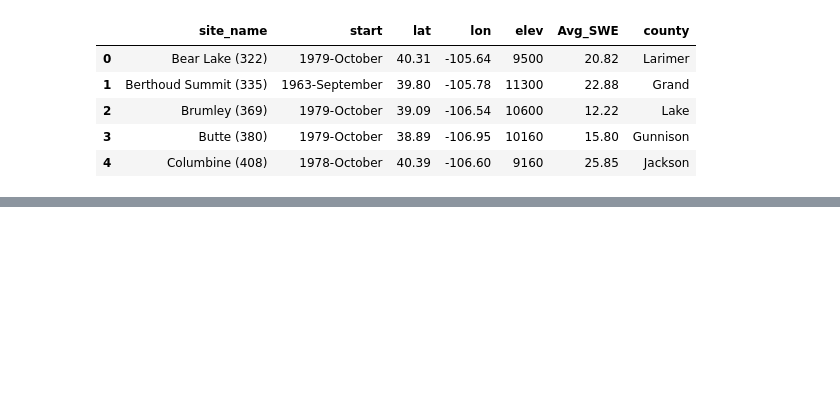
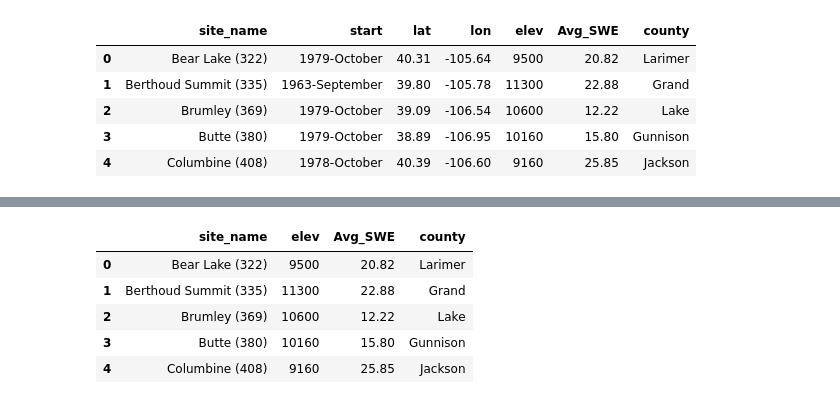
Before and after one commit to ajhibshman/Snow-Prediction-Almanac, a Jupyter notebook: notebooks/snotels.ipynb, the cells around one changed output, grey strips where cells are left out. Saved outputs shown, nothing was run; the diff lists cells and outputs as text; code cells hidden in the pictures; blank space fills up the shorter version.

```diff
--- a/notebooks/snotels.ipynb
+++ b/notebooks/snotels.ipynb
@@ -44,2 +71,12 @@ fig
 # %%
 # examine elevation vs. average SWE
+snotel_df.head()
+snotel_present=snotel_df[["site_name","elev","Avg_SWE","county"]]
+snotel_present.head()
+# %% [output]
+|  | site_name | elev | Avg_SWE | county |
+| 0 | Bear Lake (322) | 9500 | 20.82 | Larimer |
+| 1 | Berthoud Summit (335) | 11300 | 22.88 | Grand |
+| 2 | Brumley (369) | 10600 | 12.22 | Lake |
+| 3 | Butte (380) | 10160 | 15.80 | Gunnison |
+| 4 | Columbine (408) | 9160 | 25.85 | Jackson |
```
Also changed, not shown: parts of 4 cells of this notebook, 29 other files.
